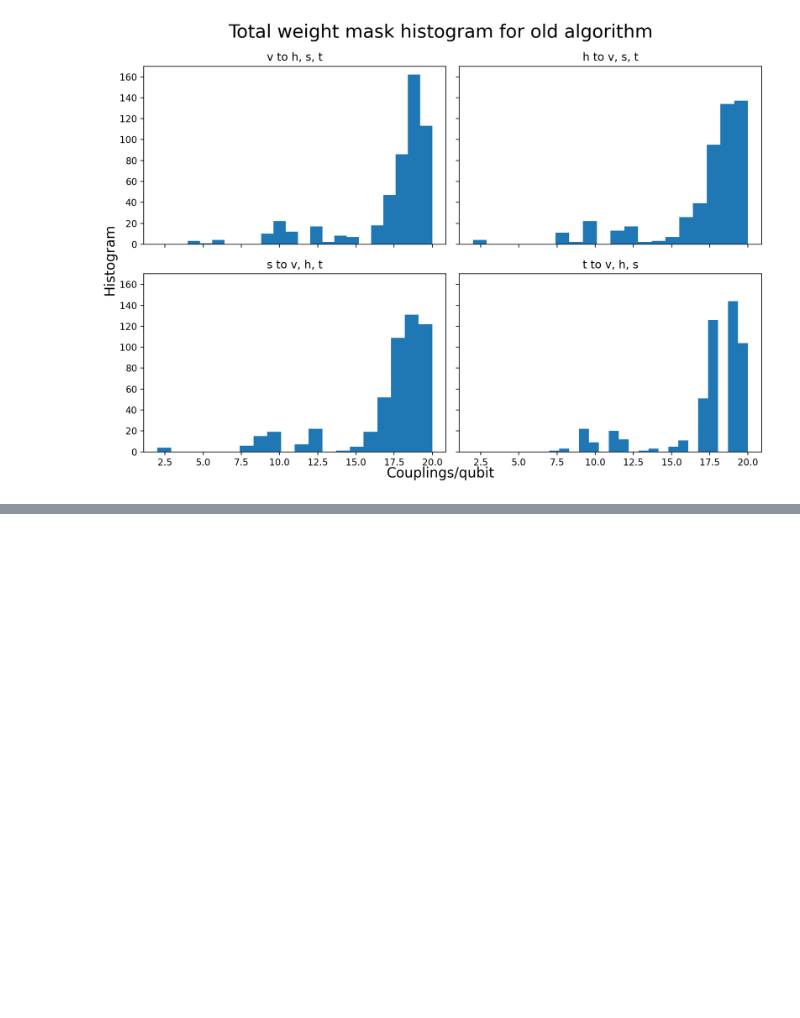
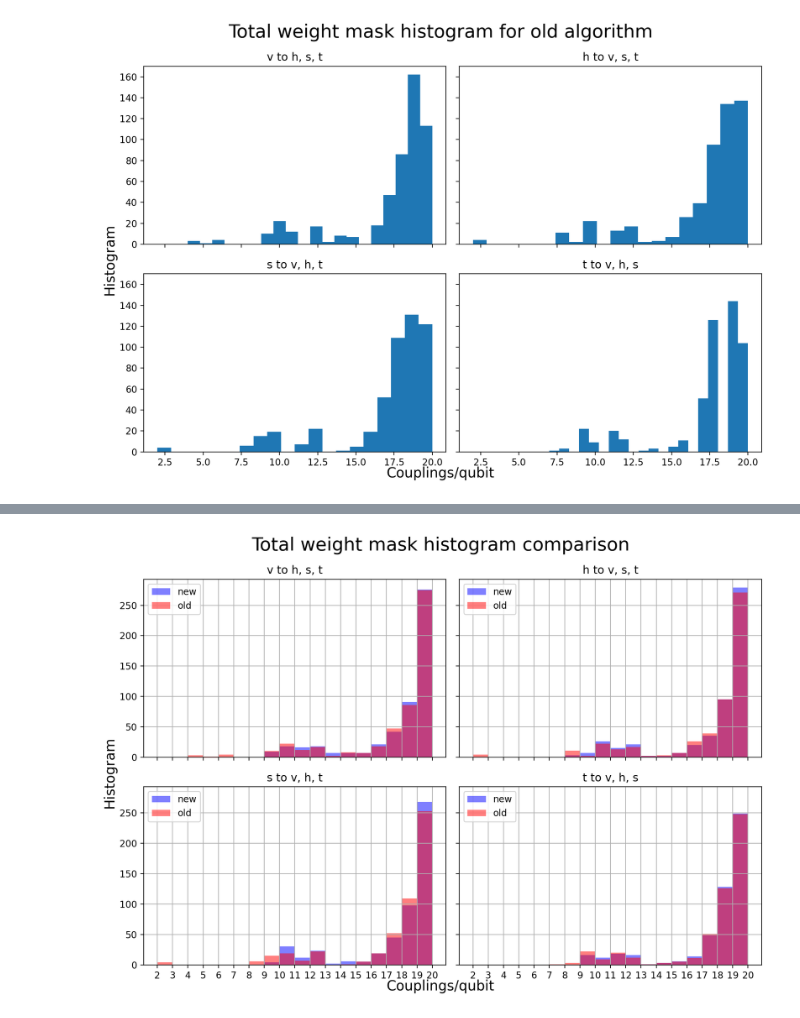
Before and after one commit to QaloSim/CaloQuVAE, a Jupyter notebook: nb.ipynb, the cells around one changed output, grey strips where cells are left out. Cells and saved outputs as stored; diff of their text form; code cells hidden in the pictures; blank space fills up the shorter version.

```diff
--- a/nb.ipynb
+++ b/nb.ipynb
@@ -174,0 +203,42 @@ plot_total_weights(old, "old algorithm")
+# %%
+def compute_total_connections(zeph):
+    total_v = torch.cat((zeph._weight_mask_dict['01'], zeph._weight_mask_dict['02'], zeph._weight_mask_dict['03']), 1).sum(dim=1).cpu().numpy()
+    total_h = torch.cat((zeph._weight_mask_dict['01'].transpose(1,0), zeph._weight_mask_dict['12'], zeph._weight_mask_dict['13']), 1).sum(dim=1).cpu().numpy()
+    total_s = torch.cat((zeph._weight_mask_dict['02'].transpose(1,0), zeph._weight_mask_dict['12'].transpose(1,0), zeph._weight_mask_dict['23']), 1).sum(dim=1).cpu().numpy()
+    total_t = torch.cat((zeph._weight_mask_dict['03'].transpose(1,0), zeph._weight_mask_dict['13'].transpose(1,0), zeph._weight_mask_dict['23'].transpose(1,0)), 1).sum(dim=1).cpu().numpy()
+    return total_v, total_h, total_s, total_t
+
+def plot_total_weights_overlay(new, old):
+    fig, axs = plt.subplots(2, 2, figsize=(10, 7), sharey=True, sharex=True, tight_layout=True)
+    fig.text(0.5, 0.0, 'Couplings/qubit', ha='center', fontsize=15)
+    fig.text(0.0, 0.4, 'Histogram', rotation=90, ha='center', fontsize=15)
+
+    total_new = compute_total_connections(new)
+    total_old = compute_total_connections(old)
+
+    all_data = np.concatenate((total_new[0], total_new[1], total_new[2], total_new[3],
+                               total_old[0], total_old[1], total_old[2], total_old[3]))
+    min_val = int(all_data.min())
+    max_val = int(all_data.max())
+    bins = np.arange(min_val, max_val + 1, 1)  #
+
+    titles = ["v to h, s, t", "h to v, s, t", "s to v, h, t", "t to v, h, s"]
+
+    for i in range(len(titles)):
+        ax = axs[i // 2, i % 2]
+        data_new = total_new[i]
+        data_old = total_old[i]
+        ax.hist(data_new, bins=bins, alpha=0.5, label='new', color='blue', align='mid')
+        ax.hist(data_old, bins=bins, alpha=0.5, label='old', color='red', align='mid')
+        ax.set_xticks(bins)  # Integer ticks
+        ax.legend()
+        ax.set_title(titles[i])
+        ax.grid(True)
+
+    plt.suptitle("Total weight mask histogram comparison", fontsize=20)
+    plt.show()
+
+
+plot_total_weights_overlay(new, old)
+# %% [output]
+[figure, added]
```
Also changed, not shown: parts of 3 cells of this notebook.
